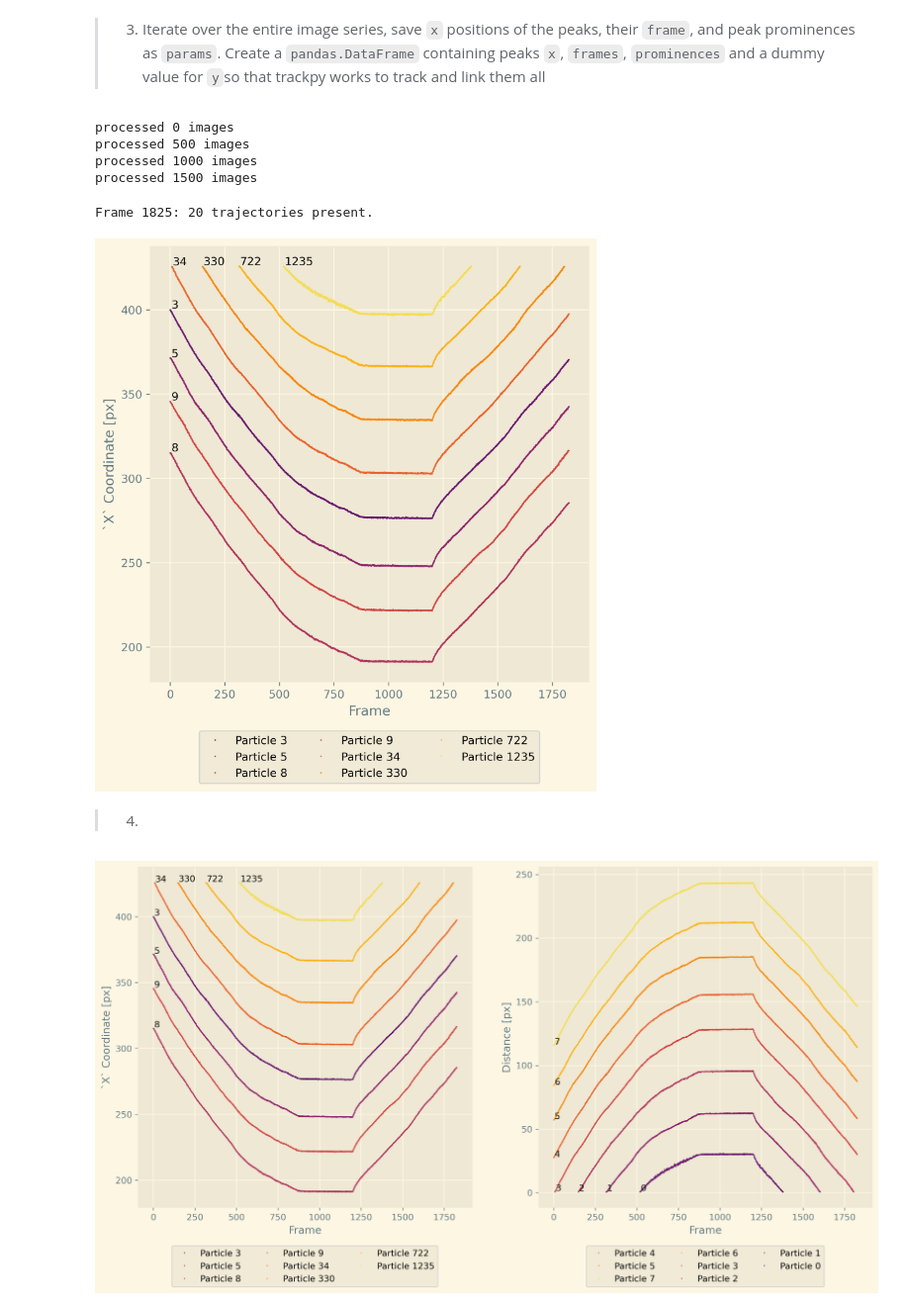
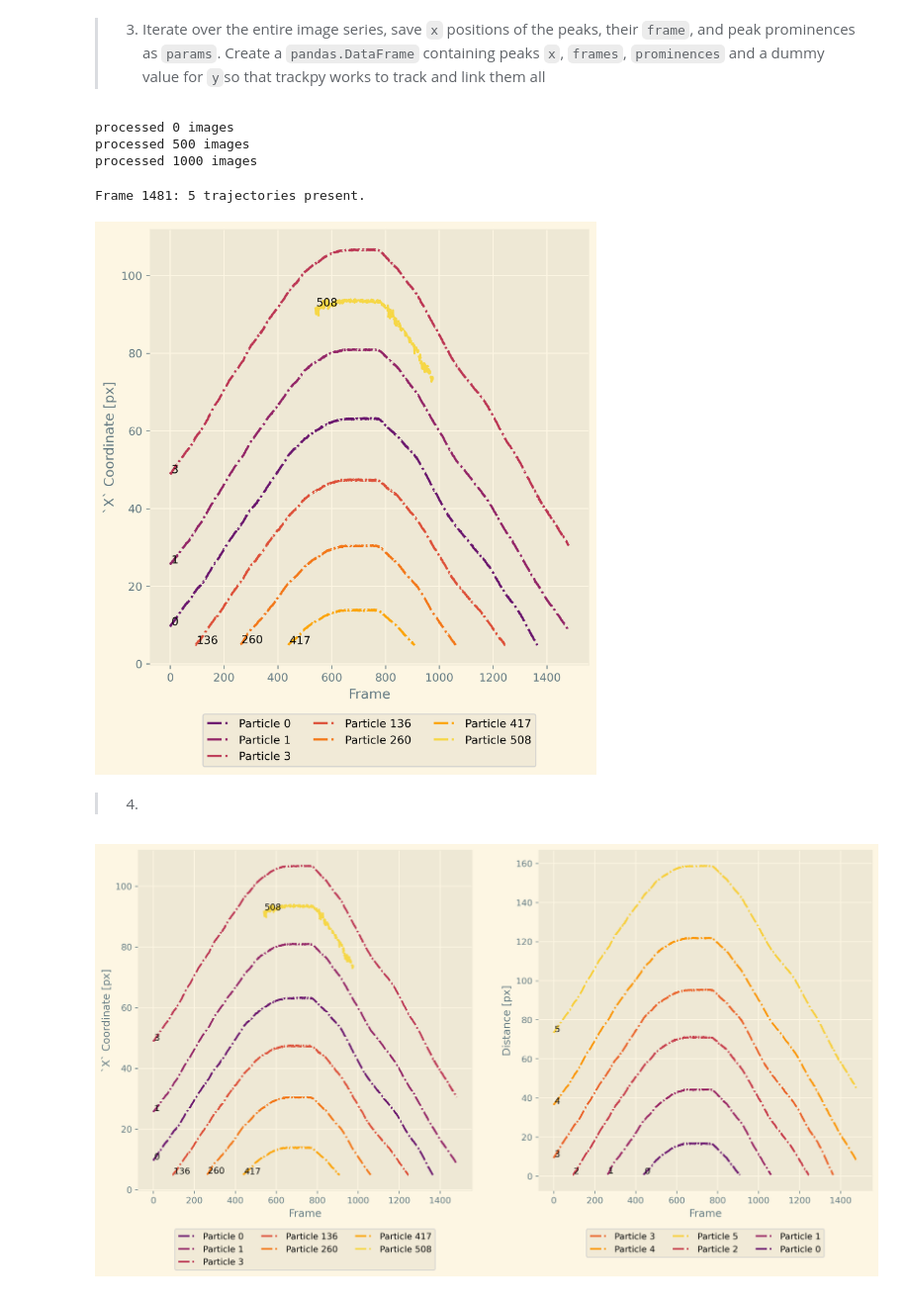
Before and after one commit to OSS-Lab/Cyano_Gliding_ImageAnalysis_and_Model, a Jupyter notebook: ImageAnalysis/Track Septae.ipynb, the cells around one changed output. Shown at 99% size. Saved outputs shown, nothing was run; the diff lists cells and outputs as text; code cells hidden in the pictures.

```diff
--- a/ImageAnalysis/Track Septae.ipynb
+++ b/ImageAnalysis/Track Septae.ipynb
@@ -17,16 +17,18 @@ import trackpy as tp
 # %% [markdown]
 ### 1. Load the image series, the filament axis (or axes) and visualise.
 # %%
-base_path = Path(r'C:\Users\jrosk\Dropbox\Warwick\TIRF\February_2023\21-02-2023\Untreated_Sample')
+#base_path = Path(r'C:\Users\jrosk\Dropbox\Warwick\TIRF\February_2023\22-02-2023\Untreated_Sample')
+base_path = Path(r'/Volumes/shared/Shared279/OSSLAB_projectsShared/cyanoMotility_story/data_TIRF/22-02-2023/Untreated_Sample')
 
-file_path_0 = base_path.joinpath(r'Slides\Slide_1\21-Feb-23_TIRF473-7.tif')
+#file_path_0 = base_path.joinpath(r'Slides\Slide_1\22-Feb-23_tirf-5.tif')
+file_path_0 = base_path.joinpath(r'Slides/Slide_1/22-Feb-23_tirf-5.tif')
 
-file_path_1 = base_path.joinpath(r'Slides\Slide_1\21-Feb-23_TIRF473-7_1.tif')
-
-axis_path_0 = Path('splines\spline_0.txt')
+#axis_path_0 = Path('splines\spline_0.txt')
+axis_path_0 = Path('splines/spline_0.txt')
 
 # Create a SimpleSpline object containing the filament axis
 axis_0 = SimpleSpline.from_csv(axis_path_0, 0.01)
+
 
 
 # This is to crop the stack, so that we only have the red channel
@@ -118,7 +120,6 @@ septae_dataframe = pd.DataFrame(list(zip(*data)), columns=['frame', 'x', 'y', 'p
 processed 0 images
 processed 500 images
 processed 1000 images
-processed 1500 images
 # %%
 # Link and remove short trajectories
 linked = tp.link(septae_dataframe,3, memory = 1)
@@ -132,31 +133,31 @@ with plt.style.context('Solarize_Light2'):
     ax = var.ax_plot_septae(ax,linked, params_dict={'x_label' : 'Frame', 'y_label':'`X` Coordinate [px]'})
     plt.show()
 # %% [output]
-Frame 1825: 20 trajectories present.
+Frame 1481: 5 trajectories present.
-[figure, old version]
+[figure, new version]
 # %% [markdown]
 > 4.
 # %%
 # Apply filters and calculate distance
 
 # Start from .isin([]) here and add the unwanted integer ID's after the first run, then re-run
-linked_filtered = linked.loc[~linked['particle'].isin([])].copy()
+linked_filtered = linked.loc[~linked['particle'].isin([508])].copy()
 
 # Convert 'x' to distance on the spline
-linked_filtered['distance'] = linked_filtered['x'].apply(axis_0.integrate_distance, args=(axis_0.xy[-1,0],))
+linked_filtered['distance'] = linked_filtered['x'].apply(axis_0.integrate_distance, args=(axis_0.xy[0,0],))
 
 # Pass a frame_range in which all the trajectories, that we are keeping, are present
 # Then the function will change their integer ID to reflect nearest-furthest in the `frame_range`
-linked_filtered = var.sort_particles(linked_filtered, frame_range = [1000, 1005])
+linked_filtered = var.sort_particles(linked_filtered, frame_range = [600, 605])
 
 # Visualise
 with plt.style.context('Solarize_Light2'):
     fig, ax = plt.subplots(1, 2, figsize=(15, 7), dpi=300)
     ax[0] = var.ax_plot_septae(ax[0],linked, params_dict={'x_label' : 'Frame', 'y_label':'`X` Coordinate [px]'})
     ax[1] = var.ax_plot_septae(ax[1],linked_filtered, pos_col = 'distance', sorted=True, params_dict={'x_label' : 'Frame', 'y_label':'Distance [px]'})
     plt.show()
 # %% [output]
-[figure, old version]
+[figure, new version]
 # %%
 with plt.style.context('Solarize_Light2'):
     fig, ax = plt.subplots(1, 1, figsize=(3, 3), dpi=300)
```
Also changed, not shown: parts of 5 cells of this notebook, 1 other file.
